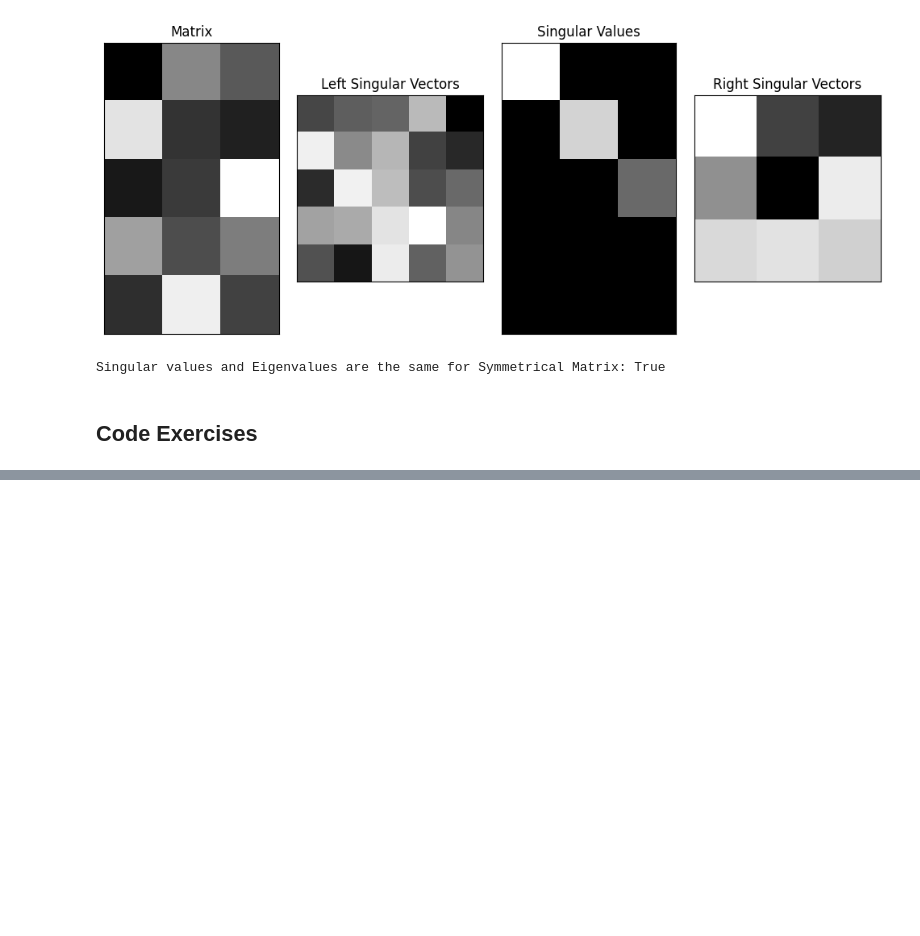
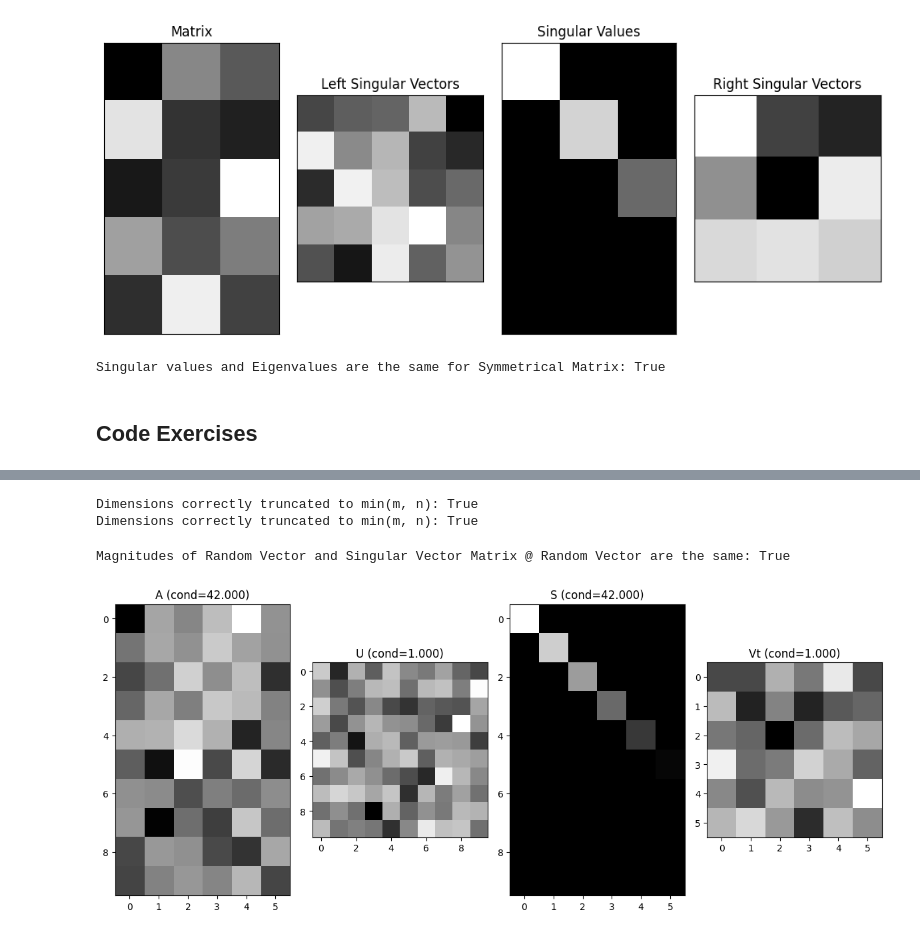
Before and after one commit to MiesnerJacob/practical-linear-algebra-for-data-science, a Jupyter notebook: 14-singular-value-decomposition.ipynb, the cells around one changed output, grey strips where cells are left out. Drawn from its saved outputs; the diff is of its cells as text; code cells hidden in the pictures; blank space fills up the shorter version.

Commit message:
working through code exercises for chapter 14, singular value decomposition

```diff
--- a/14-singular-value-decomposition.ipynb
+++ b/14-singular-value-decomposition.ipynb
@@ -75,3 +105,79 @@ Singular values and Eigenvalues are the same for Symmetrical Matrix: True
+# %%
+# Exercise 14-2 (Calculate economy singular value matrices using numpy)
+
+def compute_economy_svd_and_validate_dimensions(matrix_a):
+    """Compute the economy SVD of a non-square matrix A and validate dimensions."""
+    # Compute the economy SVD
+    U, s, Vt = np.linalg.svd(matrix_a, full_matrices=False)
+
+    # Verify dimensions
+    m, n = matrix_a.shape
+    min_dim = min(m, n)
+    correct_dimensions = (U.shape[1] == min_dim and Vt.shape[0] == min_dim and len(s) == min_dim)
+
+    print(f"Dimensions correctly truncated to min(m, n): {correct_dimensions}")
+
+# Example use
+matrix_a = np.random.randn(10, 4)
+compute_economy_svd_and_validate_dimensions(matrix_a)
+
+matrix_b = np.random.randn(4, 10)
+compute_economy_svd_and_validate_dimensions(matrix_b)
+# %% [output]
+Dimensions correctly truncated to min(m, n): True
+Dimensions correctly truncated to min(m, n): True
+# %%
+# Exercise 14-3 (Confirm that Singular Value Matrices rotate but do not scale vectors)
+
+matrix_a = np.random.randn(5, 5)
+vector_a = np.random.randn(5)
+U, s, Vt = np.linalg.svd(matrix_a)
+
+matrix_vector_product = U @ vector_a
+
+check = np.linalg.norm(vector_a) == np.linalg.norm(matrix_vector_product)
+print("Magnitudes of Random Vector and Singular Vector Matrix @ Random Vector are the same:", check)
+# %% [output]
+Magnitudes of Random Vector and Singular Vector Matrix @ Random Vector are the same: True
+# %%
+# Exercise 14-4 (Create a random tall matrix with a specified condition number)
+
+import numpy as np
+import matplotlib.pyplot as plt
+
+# Set matrix dimensions and desired condition number
+m = 10
+n = 6
+condnum = 42
+
+# Create a random matrix and decompose it to get orthogonal matrices U and Vt
+U, _, _ = np.linalg.svd(np.random.randn(m, m))
+_, _, Vt = np.linalg.svd(np.random.randn(n, n))
+
+# Create a singular values vector that linearly spans from the condition number to 1
+s = np.linspace(condnum, 1, np.min((m, n)))
+
+# Convert the singular values into a diagonal matrix S of appropriate size
+S = np.zeros((m, n))
+np.fill_diagonal(S, s)
+
+# Create the matrix A by multiplying U, S, and Vt
+A = U @ S @ Vt
+
+# Visualization of the matrices and their condition numbers
+fig, axs = plt.subplots(1, 4, figsize=(12, 6))
+titles = ['A', 'U', 'S', 'Vt']
+matrices = [A, U, S, Vt]
+conds = [np.linalg.cond(mat) for mat in matrices]
+
+for ax, matrix, title, cond in zip(axs, matrices, titles, conds):
+    im = ax.imshow(matrix, aspect='equal', cmap='gray')
+    ax.set_title(f'{title} (cond={cond:.3f})')
+
+plt.tight_layout()
+plt.show()
+# %% [output]
+[figure, added]
 # %%
 # Exercise 14-5 (Perform and visualize SVD on a smoothed random matrix)
 # %%
```
Also changed, not shown: parts of 5 cells of this notebook, 1 other file.
